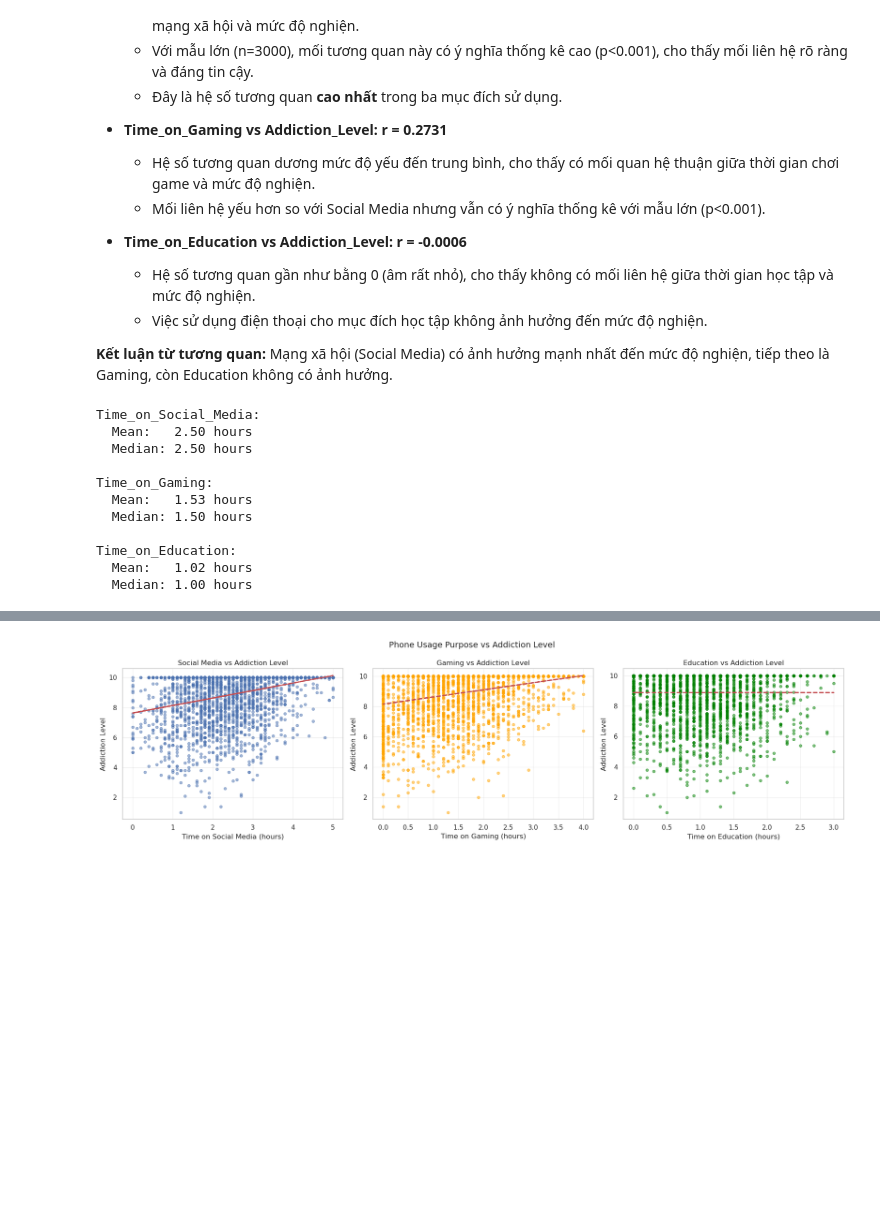
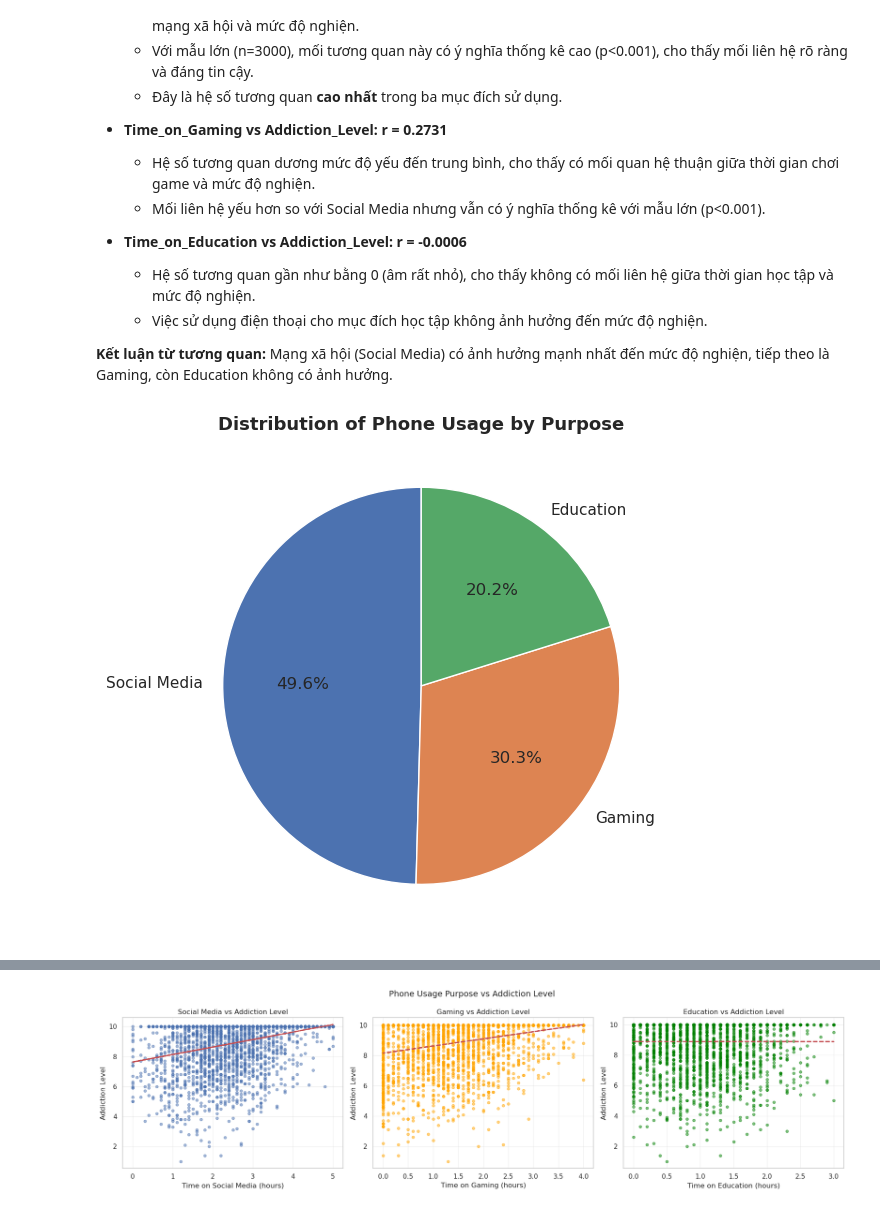
Before and after one commit to insenseemarch/final-project-CSC17104, a Jupyter notebook: notebook/Group_23.ipynb, the cells around one changed output, grey strips where cells are left out. Saved outputs shown, nothing was run; the diff lists cells and outputs as text; code cells hidden in the pictures; blank space fills up the shorter version.

```diff
--- a/notebook/Group_23.ipynb
+++ b/notebook/Group_23.ipynb
@@ -1226,19 +1229,8 @@ Kết quả tính toán cho thấy mối quan hệ giữa các mục đích sử
 
 **Kết luận từ tương quan:** Mạng xã hội (Social Media) có ảnh hưởng mạnh nhất đến mức độ nghiện, tiếp theo là Gaming, còn Education không có ảnh hưởng.
 # %%
-# 2. Tính thống kê mô tả cho từng mục đích
-purposes = ["Time_on_Social_Media", "Time_on_Gaming", "Time_on_Education"]
-describe_purposes(df, purposes)
+# 2. Vẽ pie chart
+plot_phone_usage_pie(df)
 # %% [output]
-Time_on_Social_Media:
-  Mean:   2.50 hours
-  Median: 2.50 hours
-
-Time_on_Gaming:
-  Mean:   1.53 hours
-  Median: 1.50 hours
-
-Time_on_Education:
-  Mean:   1.02 hours
-  Median: 1.00 hours
+[figure, added]
 # %% [markdown]
```
Also changed, not shown: parts of 18 cells of this notebook, 1 other file.
